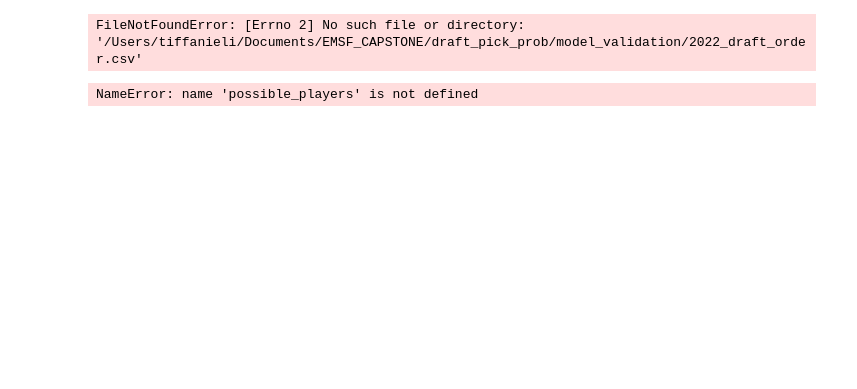
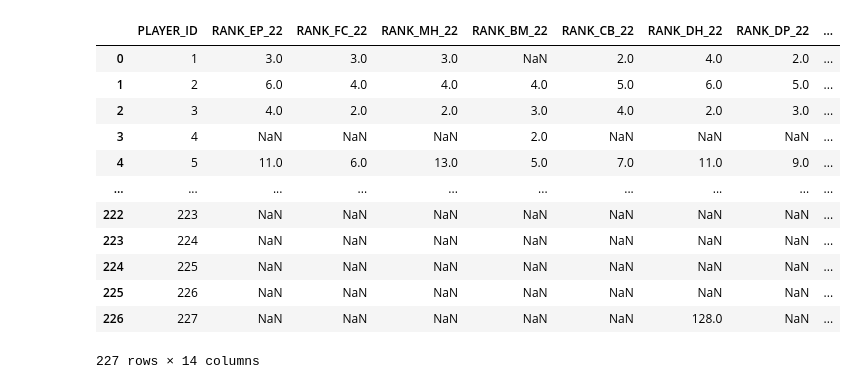
Before and after one commit to hinayatali9/EMSF_CAPSTONE, a Jupyter notebook: draft_pick_prob/model_validation/2022_validation/2022_past_year_validation.ipynb, the cells around one changed output. Saved outputs shown, nothing was run; the diff lists cells and outputs as text; code cells hidden in the pictures; blank space fills up the shorter version.

```diff
--- a/draft_pick_prob/model_validation/2022_validation/2022_past_year_validation.ipynb
+++ b/draft_pick_prob/model_validation/2022_validation/2022_past_year_validation.ipynb
@@ -8,34 +8,20 @@ import pymc
 sys.path.append(f'{os.path.dirname(os.path.dirname(os.getcwd()))}/draft_pick_prob')
 # %%
 draft_df=pd.read_csv('/Users/tiffanieli/Documents/EMSF_CAPSTONE/draft_pick_prob/model_validation/2022_validation/2022_draft_order.csv')
-mock_draft_df=pd.read_csv('/Users/tiffanieli/Documents/EMSF_CAPSTONE/draft_pick_prob/model_validation/2022_validation/2022_EP_final_rankings.csv').rename(columns={'RANK':'RANK_EP_22'})
-mock_draft_df_2=pd.read_csv('/Users/tiffanieli/Documents/EMSF_CAPSTONE/draft_pick_prob/model_validation/2022_validation/2022_FC_final_rankings.csv').rename(columns={'RANK':'RANK_FC_22'})
-mock_draft_df_3=pd.read_csv('/Users/tiffanieli/Documents/EMSF_CAPSTONE/draft_pick_prob/model_validation/2022_validation/2022_MH_final_rankings.csv').rename(columns={'RANK':'RANK_MH_22'})
 
 
-'''
+mock_draft_df=pd.read_csv('/Users/tiffanieli/Documents/EMSF_CAPSTONE/draft_pick_prob/model_validation/2022_validation/2022_EP_final_rankings.csv').sort_values(by='RANK').rename(columns={'RANK':'RANK_EP_22'})
+mock_draft_df_2=pd.read_csv('2022_FC_final_rankings.csv').sort_values(by='RANK').rename(columns={'RANK':'RANK_FC_22'})
+mock_draft_df_3=pd.read_csv('/Users/tiffanieli/Documents/EMSF_CAPSTONE/draft_pick_prob/model_validation/2022_validation/2022_MH_final_rankings.csv').sort_values(by='RANK').rename(columns={'RANK':'RANK_MH_22'})
+mock_draft_df_4=pd.read_csv('/Users/tiffanieli/Documents/EMSF_CAPSTONE/draft_pick_prob/model_validation/2022_validation/2022_BM_final_rankings.csv').sort_values(by='RANK').rename(columns={'RANK':'RANK_BM_22'})
+mock_draft_df_5=pd.read_csv('/Users/tiffanieli/Documents/EMSF_CAPSTONE/draft_pick_prob/model_validation/2022_validation/2022_CB_final_rankings.csv').sort_values(by='RANK').rename(columns={'RANK':'RANK_CB_22'})
+mock_draft_df_6=pd.read_csv('/Users/tiffanieli/Documents/EMSF_CAPSTONE/draft_pick_prob/model_validation/2022_validation/2022_DH_final_rankings.csv').sort_values(by='RANK').rename(columns={'RANK':'RANK_DH_22'})
+mock_draft_df_7=pd.read_csv('/Users/tiffanieli/Documents/EMSF_CAPSTONE/draft_pick_prob/model_validation/2022_validation/2022_DP_final_rankings.csv').sort_values(by='RANK').rename(columns={'RANK':'RANK_DP_22'})
+mock_draft_df_8=pd.read_csv('/Users/tiffanieli/Documents/EMSF_CAPSTONE/draft_pick_prob/model_validation/2022_validation/2022_MP_final_rankings.csv').sort_values(by='RANK').rename(columns={'RANK':'RANK_MP_22'})
+mock_draft_df_9=pd.read_csv('/Users/tiffanieli/Documents/EMSF_CAPSTONE/draft_pick_prob/model_validation/2022_validation/2022_PA_final_rankings.csv').sort_values(by='RANK').rename(columns={'RANK':'RANK_PA_22'})
+mock_draft_df_10=pd.read_csv('/Users/tiffanieli/Documents/EMSF_CAPSTONE/draft_pick_prob/model_validation/2022_validation/2022_PL_final_rankings.csv').sort_values(by='RANK').rename(columns={'RANK':'RANK_PL_22'})
+mock_draft_df_11=pd.read_csv('/Users/tiffanieli/Documents/EMSF_CAPSTONE/draft_pick_prob/model_validation/2022_validation/2022_RS_final_rankings.csv').sort_values(by='RANK').rename(columns={'RANK':'RANK_RS_22'})
+mock_draft_df_12=pd.read_csv('/Users/tiffanieli/Documents/EMSF_CAPSTONE/draft_pick_prob/model_validation/2022_validation/2022_SN_final_rankings.csv').sort_values(by='RANK').rename(columns={'RANK':'RANK_SN_22'})
+mock_draft_df_13=pd.read_csv('/Users/tiffanieli/Documents/EMSF_CAPSTONE/draft_pick_prob/model_validation/2022_validation/2022_SS_final_rankings.csv').sort_values(by='RANK').rename(columns={'RANK':'RANK_SS_22'})
 
-mock_draft_df_3=pd.read_csv('/Users/hinayatali/Desktop/EMSF_CAPSTONE/draft_pick_prob/mock_drafts/2023/JUNE_22_2023_MCKENZIE_MOCK.csv').rename(columns={'RANK':'RANK_MCKENZIE_JUNE_22'})
-mock_draft_df_4=pd.read_csv('/Users/hinayatali/Desktop/EMSF_CAPSTONE/draft_pick_prob/mock_drafts/2023/EP_FINAL_RANKING.csv').rename(columns={'RANK':'RANK_EP_FINAL'})
-mock_draft_df_5=pd.read_csv('/Users/hinayatali/Desktop/EMSF_CAPSTONE/draft_pick_prob/mock_drafts/2023/FC_FINAL_RANKINGS.csv').rename(columns={'RANK':'RANK_FC_FINAL'})
-mock_draft_df_6=pd.read_csv('/Users/hinayatali/Desktop/EMSF_CAPSTONE/draft_pick_prob/mock_drafts/2023/MH_FINAL_RANKINGS.csv').rename(columns={'RANK':'RANK_MH_FINAL'})
-mock_draft_df_7=pd.read_csv('/Users/hinayatali/Desktop/EMSF_CAPSTONE/draft_pick_prob/mock_drafts/2023/MP_FINAL_RANKINGS.csv').rename(columns={'RANK':'RANK_MP_FINAL'})
-mock_draft_df_8=pd.read_csv('/Users/hinayatali/Desktop/EMSF_CAPSTONE/draft_pick_prob/mock_drafts/2023/RS_FINAL_RANKINGS.csv').rename(columns={'RANK':'RANK_RS_FINAL'})
-mock_draft_df_9=pd.read_csv('/Users/hinayatali/Desktop/EMSF_CAPSTONE/draft_pick_prob/mock_drafts/2023/SS_FINAL_RANKINGS.csv').rename(columns={'RANK':'RANK_SS_FINAL'})
-mock_draft_df_10=pd.read_csv('/Users/hinayatali/Desktop/EMSF_CAPSTONE/draft_pick_prob/mock_drafts/2023/DH_FINAL_RANKINGS.csv').rename(columns={'RANK':'RANK_DH_FINAL'})
-mock_draft_df_11=pd.read_csv('/Users/hinayatali/Desktop/EMSF_CAPSTONE/draft_pick_prob/mock_drafts/2023/Jun_1_2023_Pronman_mockdraft.csv').rename(columns={'RANK':'RANK_PRONMAN_JUNE_1'})
-mock_draft_df_12=pd.read_csv('/Users/hinayatali/Desktop/EMSF_CAPSTONE/draft_pick_prob/mock_drafts/2023/Jun_8_2023_staff_mockdraft.csv').rename(columns={'RANK':'RANK_PRONMAN_JUNE_8'})
-mock_draft_df_13=pd.read_csv('/Users/hinayatali/Desktop/EMSF_CAPSTONE/draft_pick_prob/mock_drafts/2023/Jun_14_2023_PronmanWheeler_mockdraft.csv').rename(columns={'RANK':'RANK_PRONMAN_WHEELER_JUNE_14'})
-mock_draft_df_14=pd.read_csv('/Users/hinayatali/Desktop/EMSF_CAPSTONE/draft_pick_prob/mock_drafts/2023/Jun_21_2023_Pronman_mockdraft.csv').rename(columns={'RANK':'RANK_PRONMAN_JUNE_21'})
-mock_draft_df_15=pd.read_csv('/Users/hinayatali/Desktop/EMSF_CAPSTONE/draft_pick_prob/mock_drafts/2023/Jun_27_2023_Wheeler_mockdraft.csv').rename(columns={'RANK':'RANK_WHEELER_JUNE_27'})
-mock_draft_df_16=pd.read_csv('/Users/hinayatali/Desktop/EMSF_CAPSTONE/draft_pick_prob/mock_drafts/2023/JUNE_13_2023_WHEELER.csv').rename(columns={'RANK':'RANK_WHEELER_JUNE_13'})
-mock_draft_df_17=pd.read_csv('/Users/hinayatali/Desktop/EMSF_CAPSTONE/draft_pick_prob/mock_drafts/2023/June_14_2023_staff_mockdraft.csv').rename(columns={'RANK':'RANK_STAFF_JUNE_14'})
-mock_draft_df_18=pd.read_csv('/Users/hinayatali/Desktop/EMSF_CAPSTONE/draft_pick_prob/mock_drafts/2023/May_8_2023_Pronman_mockdraft.csv').rename(columns={'RANK':'RANK_PRONMAN_MAY_8'})
-mock_draft_df_19=pd.read_csv('/Users/hinayatali/Desktop/EMSF_CAPSTONE/draft_pick_prob/mock_drafts/2023/May_10_2023_Wheeler_mockdraft.csv').rename(columns={'RANK':'RANK_WHEELER_MAY_10'})
-mock_draft_df_20=pd.read_csv('/Users/hinayatali/Desktop/EMSF_CAPSTONE/draft_pick_prob/mock_drafts/2023/May_11_2023_Pronman_mockdraft.csv').rename(columns={'RANK':'RANK_PRONMAN_MAY_11'})
-mock_draft_df_21=pd.read_csv('/Users/hinayatali/Desktop/EMSF_CAPSTONE/draft_pick_prob/mock_drafts/2023/MAY_30_2023_PRONMAN_MOCK.csv').rename(columns={'RANK':'RANK_PRONMAN_MAY_30'})
-possible_players=pd.read_csv('/Users/hinayatali/Desktop/EMSF_CAPSTONE/PLAYER_IDS.csv')
-'''
 possible_players=pd.read_csv('/Users/tiffanieli/Documents/EMSF_CAPSTONE/draft_pick_prob/model_validation/2022_validation/2022PLAYER_IDS.csv')
-# %% [output]
-FileNotFoundError: [Errno 2] No such file or directory: '/Users/tiffanieli/Documents/EMSF_CAPSTONE/draft_pick_prob/model_validation/2022_draft_order.csv'
@@ -42,32 +57,44 @@ FileNotFoundError: [Errno 2] No such file or directory: '/Users/tiffanieli/Docum
 # %%
 import math
-df_player_rankings=possible_players[['PLAYER_ID']].merge(mock_draft_df[['PLAYER_ID','RANK_EP_22']], how='left', on=['PLAYER_ID'])
-df_player_rankings=df_player_rankings.merge(mock_draft_df_2[['PLAYER_ID','RANK_FC_22']], how='left', on=['PLAYER_ID'])
-df_player_rankings=df_player_rankings.merge(mock_draft_df_3[['PLAYER_ID','RANK_MH_22']], how='left', on=['PLAYER_ID'])
+df_player_rankings=possible_players[['PLAYER_ID']].merge(mock_draft_dfs[0][['PLAYER_ID','RANK_EP_22']], how='left', on=['PLAYER_ID'])
+df_player_rankings=df_player_rankings.merge(mock_draft_dfs[1][['PLAYER_ID','RANK_FC_22']], how='left', on=['PLAYER_ID'])
+df_player_rankings=df_player_rankings.merge(mock_draft_dfs[2][['PLAYER_ID','RANK_MH_22']], how='left', on=['PLAYER_ID'])
+df_player_rankings=df_player_rankings.merge(mock_draft_dfs[3][['PLAYER_ID','RANK_BM_22']], how='left', on=['PLAYER_ID'])
+df_player_rankings=df_player_rankings.merge(mock_draft_dfs[4][['PLAYER_ID','RANK_CB_22']], how='left', on=['PLAYER_ID'])
+df_player_rankings=df_player_rankings.merge(mock_draft_dfs[5][['PLAYER_ID','RANK_DH_22']], how='left', on=['PLAYER_ID'])
+df_player_rankings=df_player_rankings.merge(mock_draft_dfs[6][['PLAYER_ID','RANK_DP_22']], how='left', on=['PLAYER_ID'])
+df_player_rankings=df_player_rankings.merge(mock_draft_dfs[7][['PLAYER_ID','RANK_MP_22']], how='left', on=['PLAYER_ID'])
 
+df_player_rankings=df_player_rankings.merge(mock_draft_dfs[8][['PLAYER_ID','RANK_PA_22']], how='left', on=['PLAYER_ID'])
+df_player_rankings=df_player_rankings.merge(mock_draft_dfs[9][['PLAYER_ID','RANK_PL_22']], how='left', on=['PLAYER_ID'])
+df_player_rankings=df_player_rankings.merge(mock_draft_dfs[10][['PLAYER_ID','RANK_RS_22']], how='left', on=['PLAYER_ID'])
+df_player_rankings=df_player_rankings.merge(mock_draft_dfs[11][['PLAYER_ID','RANK_SN_22']], how='left', on=['PLAYER_ID'])
+df_player_rankings=df_player_rankings.merge(mock_draft_dfs[12][['PLAYER_ID','RANK_SS_22']], how='left', on=['PLAYER_ID'])
 '''
-df_player_rankings=df_player_rankings.merge(mock_draft_df_4[['PLAYER_ID','RANK_EP_FINAL']], how='left', on=['PLAYER_ID'])
-df_player_rankings=df_player_rankings.merge(mock_draft_df_5[['PLAYER_ID','RANK_FC_FINAL']], how='left', on=['PLAYER_ID'])
-df_player_rankings=df_player_rankings.merge(mock_draft_df_6[['PLAYER_ID','RANK_MH_FINAL']], how='left', on=['PLAYER_ID'])
-df_player_rankings=df_player_rankings.merge(mock_draft_df_7[['PLAYER_ID','RANK_MP_FINAL']], how='left', on=['PLAYER_ID'])
-df_player_rankings=df_player_rankings.merge(mock_draft_df_8[['PLAYER_ID','RANK_RS_FINAL']], how='left', on=['PLAYER_ID'])
-df_player_rankings=df_player_rankings.merge(mock_draft_df_9[['PLAYER_ID','RANK_SS_FINAL']], how='left', on=['PLAYER_ID'])
-df_player_rankings=df_player_rankings.merge(mock_draft_df_10[['PLAYER_ID','RANK_DH_FINAL']], how='left', on=['PLAYER_ID'])
-df_player_rankings=df_player_rankings.merge(mock_draft_df_11[['PLAYER_ID','RANK_PRONMAN_JUNE_1']], how='left', on=['PLAYER_ID'])
-df_player_rankings=df_player_rankings.merge(mock_draft_df_12[['PLAYER_ID','RANK_PRONMAN_JUNE_8']], how='left', on=['PLAYER_ID'])
-df_player_rankings=df_player_rankings.merge(mock_draft_df_13[['PLAYER_ID','RANK_PRONMAN_WHEELER_JUNE_14']], how='left', on=['PLAYER_ID'])
 df_player_rankings=df_player_rankings.merge(mock_draft_df_14[['PLAYER_ID','RANK_PRONMAN_JUNE_21']], how='left', on=['PLAYER_ID'])
 df_player_rankings=df_player_rankings.merge(mock_draft_df_15[['PLAYER_ID','RANK_WHEELER_JUNE_27']], how='left', on=['PLAYER_ID'])
 df_player_rankings=df_player_rankings.merge(mock_draft_df_16[['PLAYER_ID','RANK_WHEELER_JUNE_13']], how='left', on=['PLAYER_ID'])
 df_player_rankings=df_player_rankings.merge(mock_draft_df_17[['PLAYER_ID','RANK_STAFF_JUNE_14']], how='left', on=['PLAYER_ID'])
 df_player_rankings=df_player_rankings.merge(mock_draft_df_18[['PLAYER_ID','RANK_PRONMAN_MAY_8']], how='left', on=['PLAYER_ID'])
 df_player_rankings=df_player_rankings.merge(mock_draft_df_19[['PLAYER_ID','RANK_WHEELER_MAY_10']], how='left', on=['PLAYER_ID'])
 df_player_rankings=df_player_rankings.merge(mock_draft_df_20[['PLAYER_ID','RANK_PRONMAN_MAY_11']], how='left', on=['PLAYER_ID'])
 df_player_rankings=df_player_rankings.merge(mock_draft_df_21[['PLAYER_ID','RANK_PRONMAN_MAY_30']], how='left', on=['PLAYER_ID'])
 '''
 df_player_rankings
 # %% [output]
+|  | PLAYER_ID | RANK_EP_22 | RANK_FC_22 | RANK_MH_22 | RANK_BM_22 | RANK_CB_22 | RANK_DH_22 | RANK_DP_22 | ... |
+| 0 | 1 | 3.0 | 3.0 | 3.0 | NaN | 2.0 | 4.0 | 2.0 | ... |
+| 1 | 2 | 6.0 | 4.0 | 4.0 | 4.0 | 5.0 | 6.0 | 5.0 | ... |
+| 2 | 3 | 4.0 | 2.0 | 2.0 | 3.0 | 4.0 | 2.0 | 3.0 | ... |
+| 3 | 4 | NaN | NaN | NaN | 2.0 | NaN | NaN | NaN | ... |
+| 4 | 5 | 11.0 | 6.0 | 13.0 | 5.0 | 7.0 | 11.0 | 9.0 | ... |
+| ... | ... | ... | ... | ... | ... | ... | ... | ... | ... |
+| 222 | 223 | NaN | NaN | NaN | NaN | NaN | NaN | NaN | ... |
+| 223 | 224 | NaN | NaN | NaN | NaN | NaN | NaN | NaN | ... |
+| 224 | 225 | NaN | NaN | NaN | NaN | NaN | NaN | NaN | ... |
+| 225 | 226 | NaN | NaN | NaN | NaN | NaN | NaN | NaN | ... |
+| 226 | 227 | NaN | NaN | NaN | NaN | NaN | 128.0 | NaN | ... |
-NameError: name 'possible_players' is not defined
+227 rows × 14 columns
 # %%
 def likelihood(strengths, rankings):
     # params: vector of parameters [intercept, slope]
```
Also changed, not shown: parts of 5 cells of this notebook, 42 other files.
